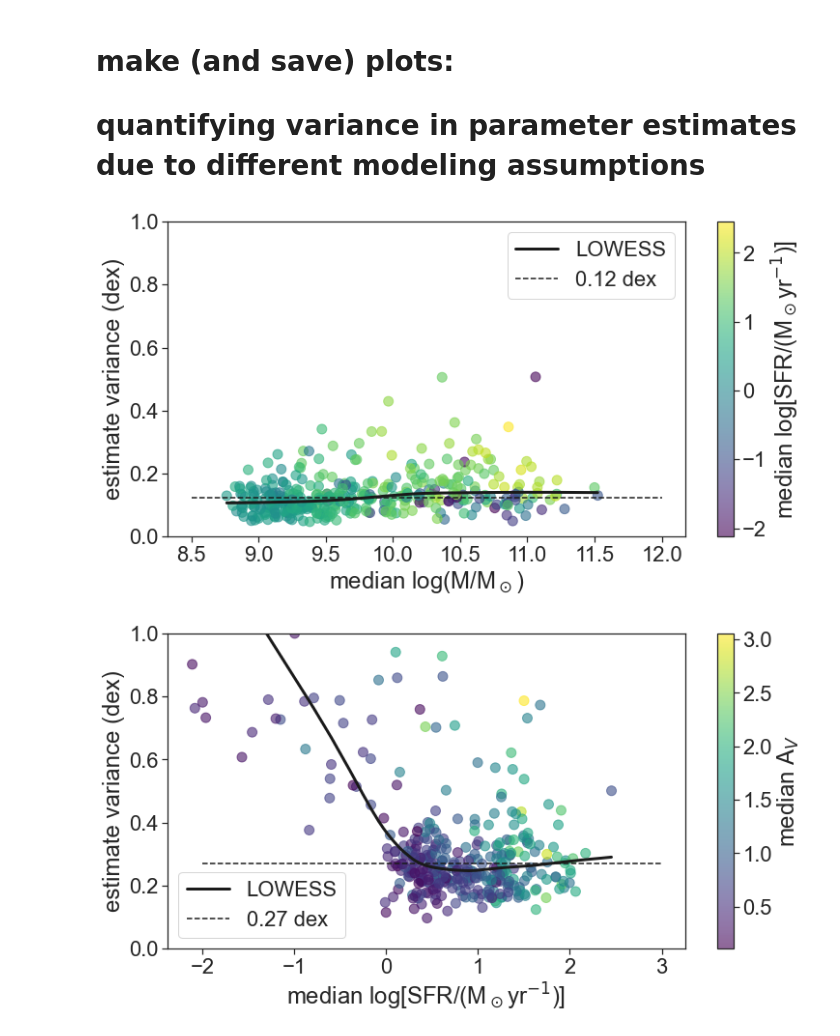
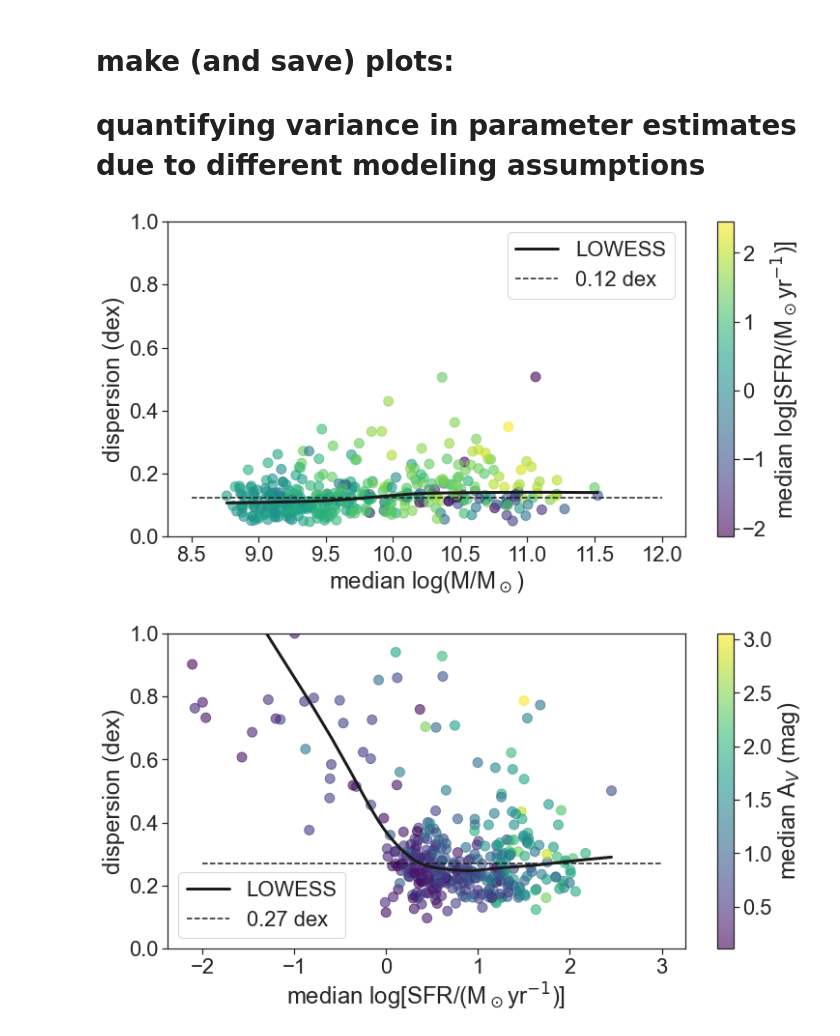
Before and after one commit to camipacifici/art_sedfitting, a Jupyter notebook: notebooks/fig11_var_z1.ipynb, the cells around one changed output. Saved outputs shown, nothing was run; the diff lists cells and outputs as text; code cells hidden in the pictures.

Commit message:
Label fig 11

```diff
--- a/notebooks/fig11_var_z1.ipynb
+++ b/notebooks/fig11_var_z1.ipynb
@@ -402,7 +402,7 @@ plt.plot(z1[0:,0],z1[0:,1],'k-',lw=3,label='LOWESS')
 median_val = np.nanmedian((mass_z1cat_84 - mass_z1cat_16)/2)
 plt.plot([8.5,12],[median_val,median_val],'k--',label='%.2f dex' %median_val)
 plt.xlabel(r'median log(M/M$_\odot$)')
-plt.ylabel(r'estimate variance (dex)')
+plt.ylabel(r'dispersion (dex)')
 plt.legend(loc='upper right')
 plt.ylim(0,1)
 
@@ -413,31 +413,31 @@ plt.savefig("../figures/fig11_var_z1_mass.png", dpi=600, bbox_inches='tight')
 
 plt.show()
 # %% [output]
-[figure, old version]
+[figure, new version]
 # %%
 # plot variability for all the galaxies:
 
 plt.figure(figsize=(12,6))
 plt.scatter(sfr_z1cat_50, (sfr_z1cat_84 - sfr_z1cat_16)/2,s=100,alpha=0.6,c=Av_z1cat_50,cmap='viridis')
 
 z1 = lowess((sfr_z1cat_84 - sfr_z1cat_16)/2,sfr_z1cat_50)
 plt.plot(z1[0:,0],z1[0:,1],'k-',lw=3,label='LOWESS')
 median_val = np.nanmedian((sfr_z1cat_84 - sfr_z1cat_16)/2)
 plt.plot([-2,3],[median_val,median_val],'k--',label='%.2f dex' %median_val)
 plt.xlabel(r'median log[SFR/(M$_\odot$yr$^{-1}$)]')
-plt.ylabel(r'estimate variance (dex)')
+plt.ylabel(r'dispersion (dex)')
 plt.legend()
 plt.ylim(0,1)
 #plt.text(8.6,0.5,'z~1 sample',fontsize=24,fontweight='bold')
 
 clbr = plt.colorbar()
-clbr.set_label(r'median A$_V$')
+clbr.set_label(r'median A$_V$ (mag)')
 
 plt.savefig("../figures/fig11_var_z1_sfr.png", dpi=600, bbox_inches='tight')
 
 plt.show()
 # %% [output]
-[figure, old version]
+[figure, new version]
 # %%
 # plot variability for all the galaxies:
 
```
Also changed, not shown: parts of 1 cell of this notebook, 1 other file.
